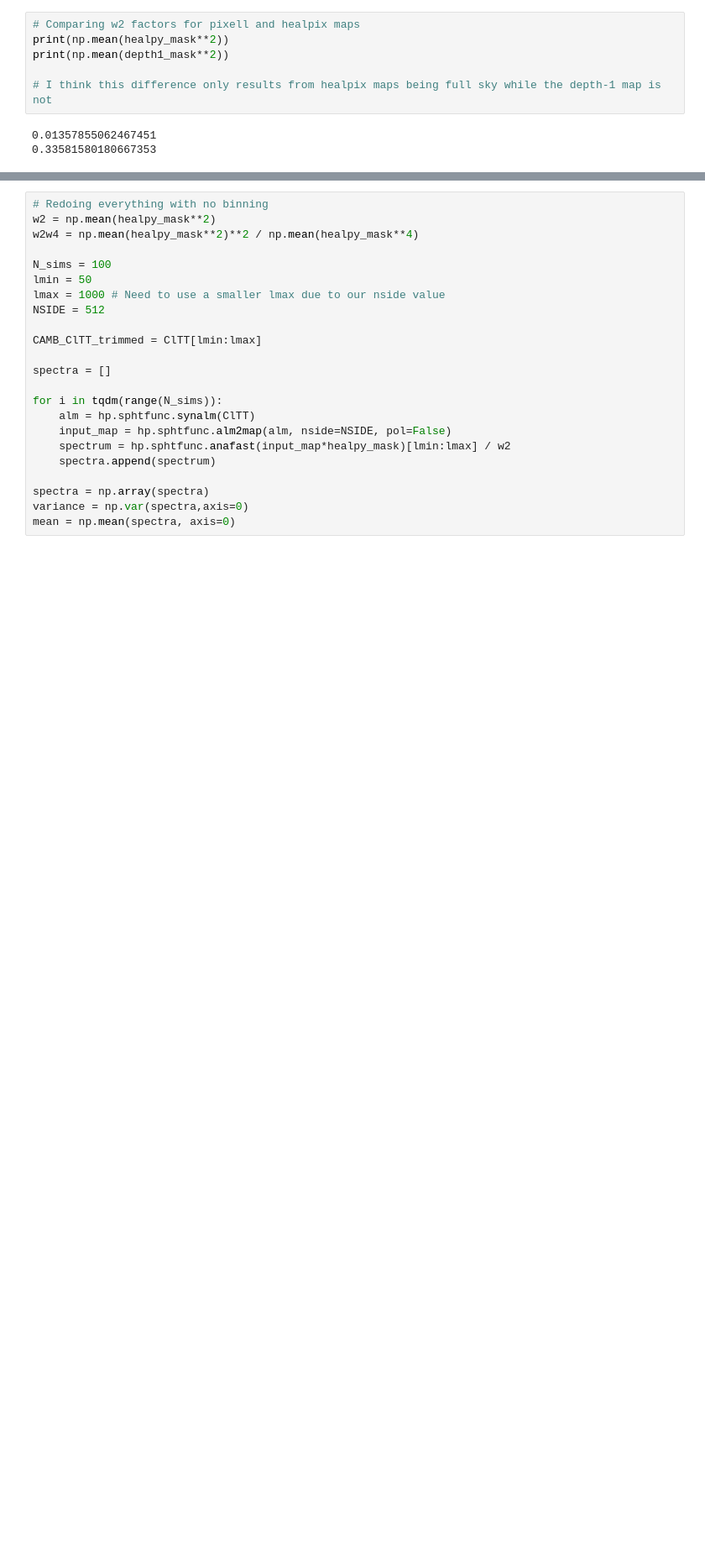
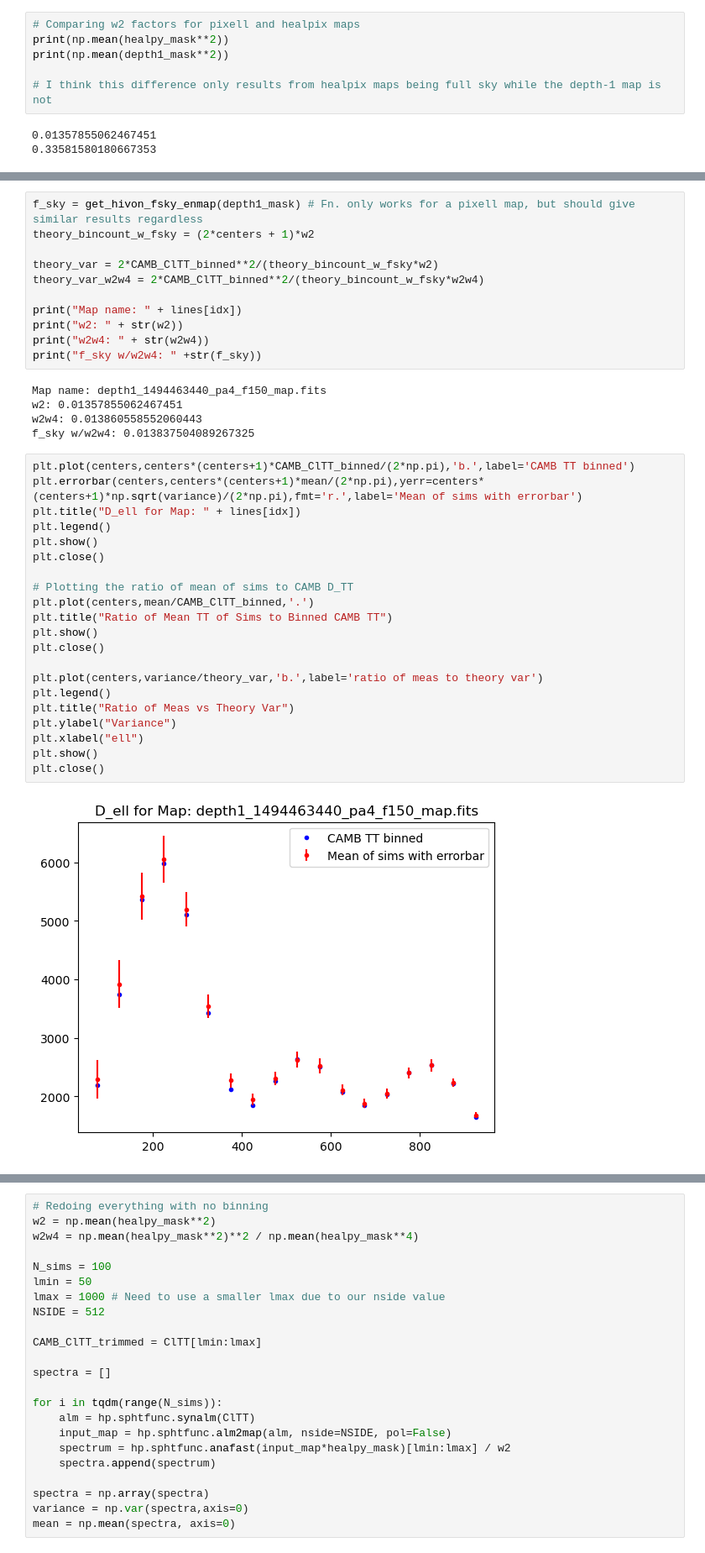
Before and after one commit to zhuber21/act-axion-analysis, a Jupyter notebook: notebooks/healpy_sim_bincount_test_01_20240820.ipynb, the cells around one changed output, grey strips where cells are left out. Shown: that part at 84% size. Cells and saved outputs as stored; diff of their text form; blank space fills up the shorter version.

Commit message:
update healpy bincount 01

```diff
--- a/notebooks/healpy_sim_bincount_test_01_20240820.ipynb
+++ b/notebooks/healpy_sim_bincount_test_01_20240820.ipynb
@@ -121,0 +121,39 @@ print(np.mean(depth1_mask**2))
+# %%
+f_sky = get_hivon_fsky_enmap(depth1_mask) # Fn. only works for a pixell map, but should give similar results regardless
+theory_bincount_w_fsky = (2*centers + 1)*w2
+
+theory_var = 2*CAMB_ClTT_binned**2/(theory_bincount_w_fsky*w2)
+theory_var_w2w4 = 2*CAMB_ClTT_binned**2/(theory_bincount_w_fsky*w2w4)
+
+print("Map name: " + lines[idx])
+print("w2: " + str(w2))
+print("w2w4: " + str(w2w4))
+print("f_sky w/w2w4: " +str(f_sky))
+# %% [output]
+Map name: depth1_1494463440_pa4_f150_map.fits
+w2: 0.01357855062467451
+w2w4: 0.013860558552060443
+f_sky w/w2w4: 0.013837504089267325
+# %%
+plt.plot(centers,centers*(centers+1)*CAMB_ClTT_binned/(2*np.pi),'b.',label='CAMB TT binned')
+plt.errorbar(centers,centers*(centers+1)*mean/(2*np.pi),yerr=centers*(centers+1)*np.sqrt(variance)/(2*np.pi),fmt='r.',label='Mean of sims with errorbar')
+plt.title("D_ell for Map: " + lines[idx])
+plt.legend()
+plt.show()
+plt.close()
+
+# Plotting the ratio of mean of sims to CAMB D_TT
+plt.plot(centers,mean/CAMB_ClTT_binned,'.')
+plt.title("Ratio of Mean TT of Sims to Binned CAMB TT")
+plt.show()
+plt.close()
+
+plt.plot(centers,variance/theory_var,'b.',label='ratio of meas to theory var')
+plt.legend()
+plt.title("Ratio of Meas vs Theory Var")
+plt.ylabel("Variance")
+plt.xlabel("ell")
+plt.show()
+plt.close()
+# %% [output]
+[figure, added]
```
Also changed, not shown: parts of 2 cells of this notebook.
